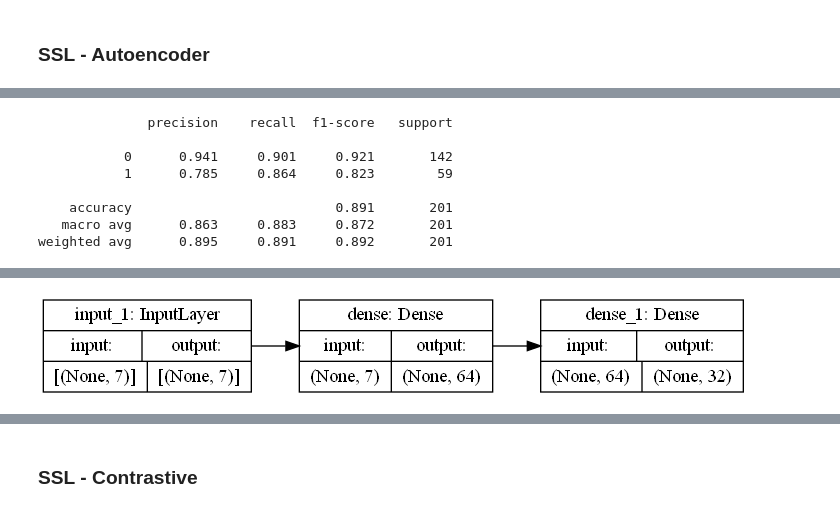
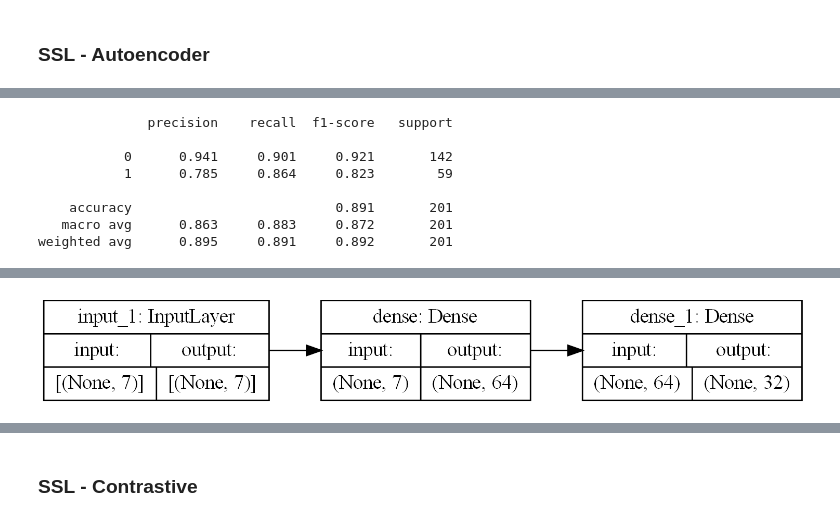
Before and after one commit to abhimanyu911/bcu-classification, a Jupyter notebook: plotting.ipynb, the cells around one changed output, grey strips where cells are left out. Drawn from its saved outputs; the diff is of its cells as text; code cells hidden in the pictures.

```diff
--- a/plotting.ipynb
+++ b/plotting.ipynb
@@ -3,6 +3,8 @@ from utils import *
 from sklearn.metrics import roc_curve, roc_auc_score,classification_report
 from sklearn.metrics import confusion_matrix, ConfusionMatrixDisplay
 sns.set(style="darkgrid")
+import matplotlib.pyplot as plt
+plt.rcParams["figure.dpi"] = 150
 # %%
 set_seed(0)
 # %% [output]
@@ -321,6 +323,6 @@ tf.keras.utils.plot_model(
     show_layer_names=True,
     rankdir="LR",
     expand_nested=False,
-    dpi=96
+    dpi=200
 )
 # %% [output]
@@ -331,15 +333,15 @@ tf.keras.utils.plot_model(
 [figure]
               precision    recall  f1-score   support
 
            0      0.941     0.901     0.921       142
            1      0.785     0.864     0.823        59
 
     accuracy                          0.891       201
    macro avg      0.863     0.883     0.872       201
 weighted avg      0.895     0.891     0.892       201
 [figure]
 [figure]
-[figure, old version]
+[figure, new version]
 # %%
 tf.keras.utils.plot_model(
     classification_model,
```
Also changed, not shown: parts of 8 cells of this notebook, 4 other files.
